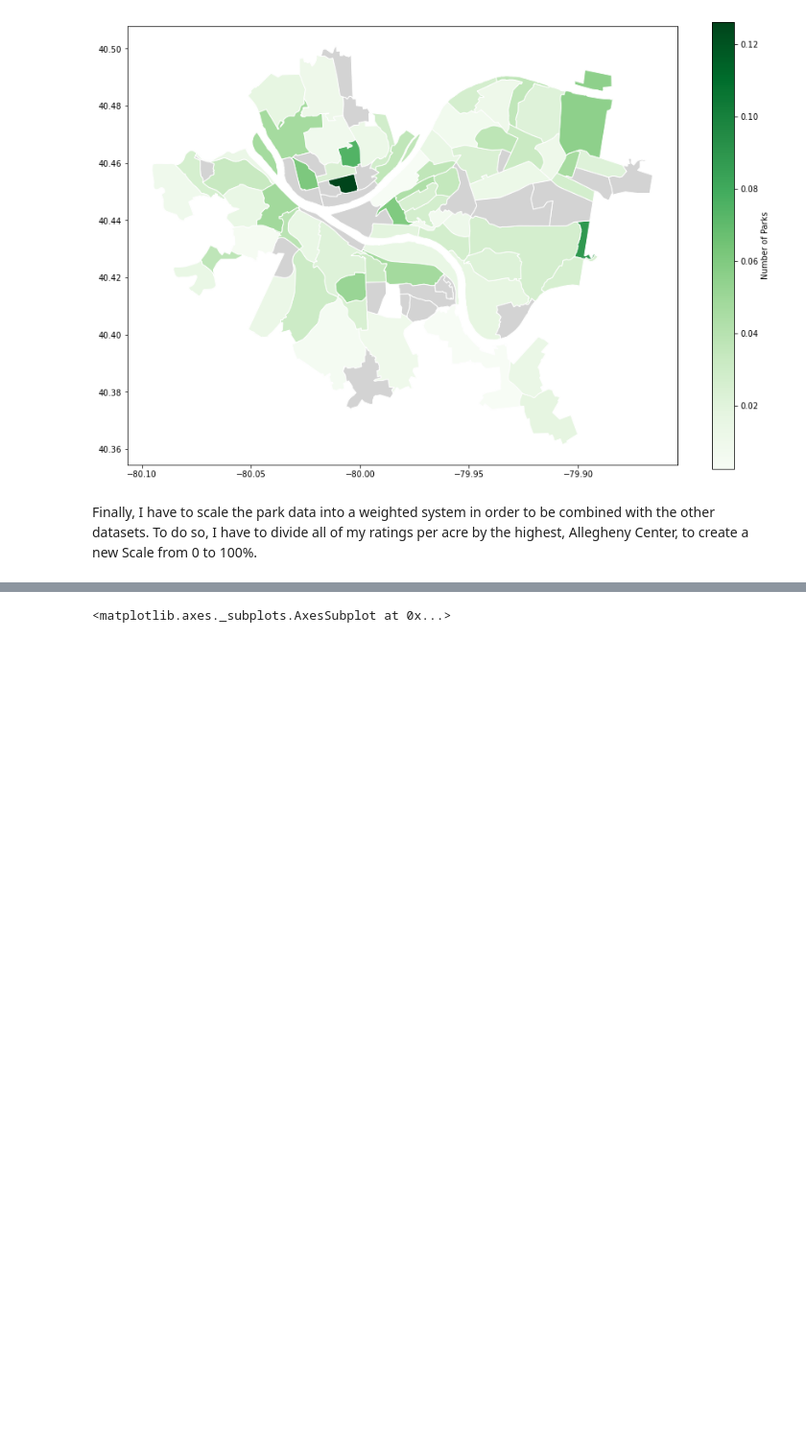
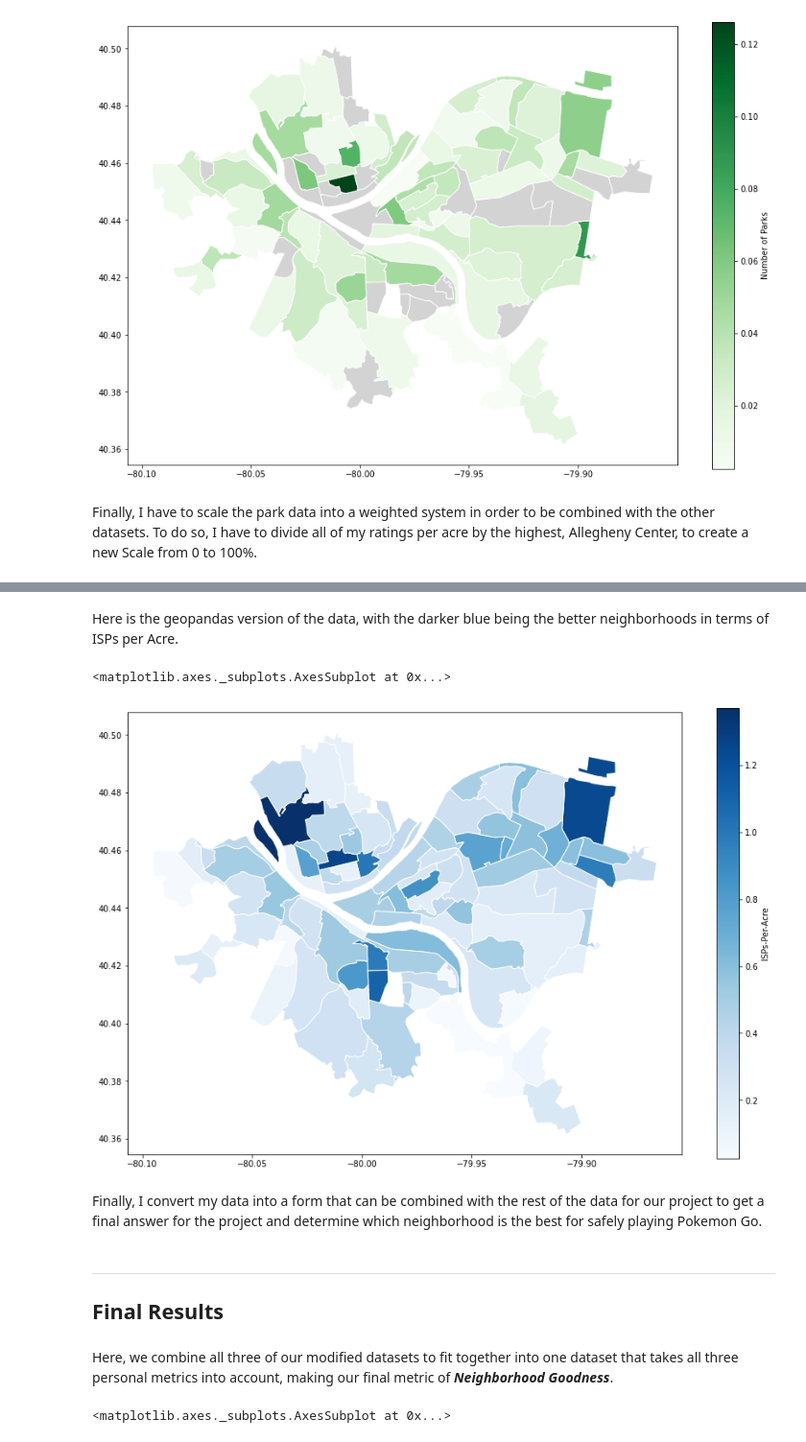
Before and after one commit to durigon-sam/Final-Project, a Jupyter notebook: Final Notebook.ipynb, the cells around one changed output, grey strips where cells are left out. Shown at 96% size. Cells and saved outputs as stored; diff of their text form; code cells hidden in the pictures; blank space fills up the shorter version.

```diff
--- a/Final.ipynb
+++ b/Final Notebook.ipynb
@@ -183,0 +265,18 @@ ISPDrop = ISPDrop.sort_values(by=["hood"])
+# %% [markdown]
+Here is the geopandas version of the data, with the darker blue being the better neighborhoods in terms of ISPs per Acre.
+# %%
+neighborhoods = geopandas.read_file("Neighborhood/Neighborhoods_.shp") # read in the shapefile
+sign_map = neighborhoods.merge(graphable, how='left', left_on='hood', right_on='hood')
+sign_map.plot(column='ISPs-Per-Acre', # set the data to be used for coloring
+               cmap='Blues',              # choose a color palette
+               edgecolor="white",        # outline the districts in white
+               legend=True,              # show the legend
+               legend_kwds={'label': "ISPs-Per-Acre"}, # label the legend
+               figsize=(15, 10),         # set the size
+              # missing_kwds={"color": "lightgrey"} # set disctricts with no data to gray
+               )
+# %% [output]
+<matplotlib.axes._subplots.AxesSubplot at 0x...>
+[figure, added]
+# %% [markdown]
+Finally, I convert my data into a form that can be combined with the rest of the data for our project to get a final answer for the project and determine which neighborhood is the best for safely playing Pokemon Go.
@@ -184,3 +290,8 @@ ISPDrop = ISPDrop.sort_values(by=["hood"])
+# %% [markdown]
+---
+## Final Results
+# %% [markdown]
+Here, we combine all three of our modified datasets to fit together into one dataset that takes all three personal metrics into account, making our final metric of ***Neighborhood Goodness***.
 # %%
 newFrame= ISPDrop.merge(graphableDropped)
 newFrame= newFrame.merge(dropped_graphable)
```
Also changed, not shown: parts of 18 cells of this notebook.
